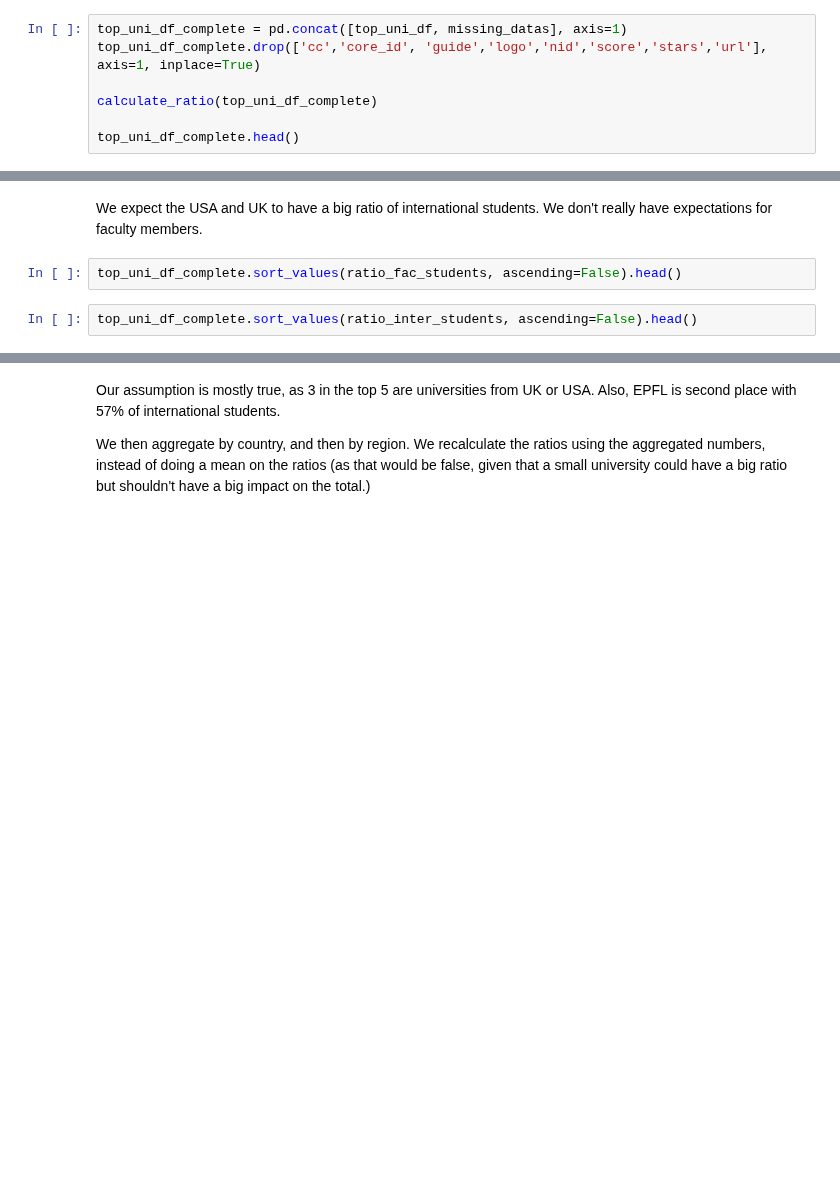
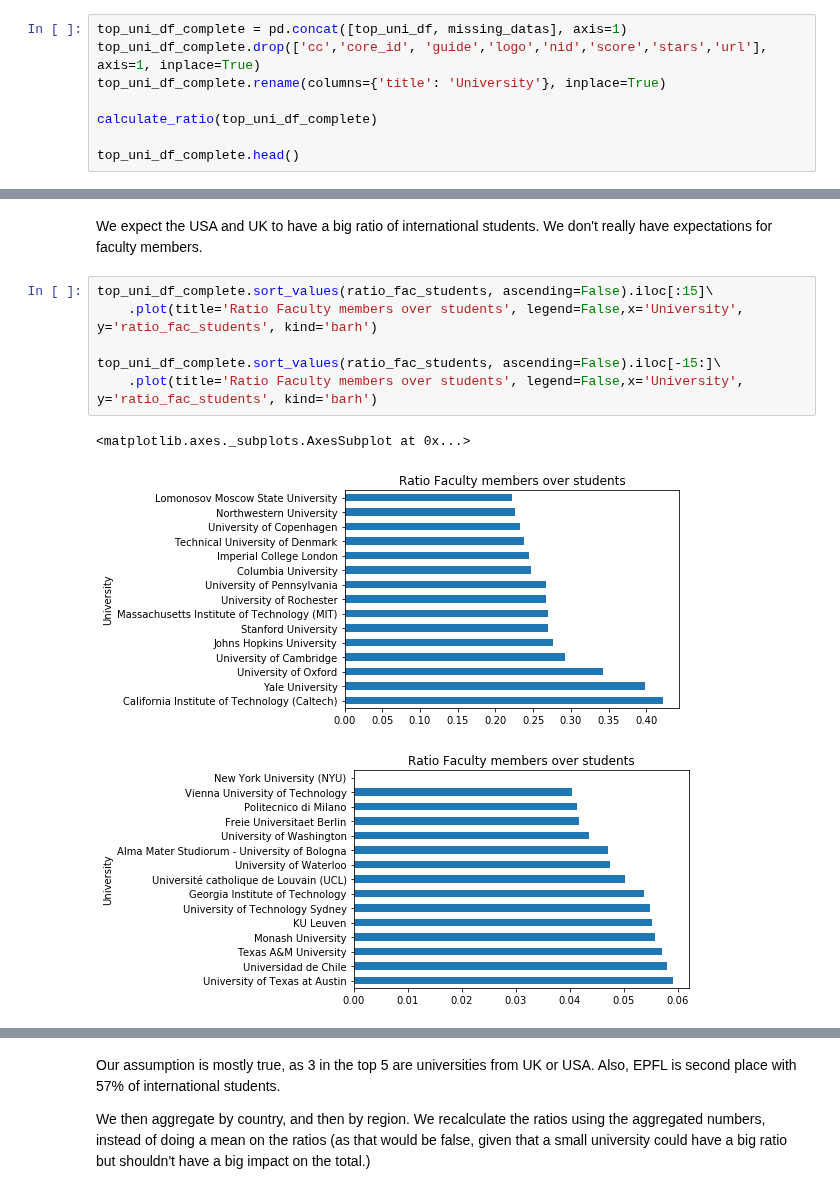
Before and after one commit to AWehenkel/ADA-2017, a Jupyter notebook: 02 - Data from the Web/Lab02.ipynb, the cells around one changed output, grey strips where cells are left out. Cells and saved outputs as stored; diff of their text form; blank space fills up the shorter version.

Commit message:
ajout de bar plot

```diff
--- a/02 - Data from the Web/Lab02.ipynb
+++ b/02 - Data from the Web/Lab02.ipynb
@@ -103,6 +104,7 @@ def calculate_ratio(df):
 # %%
 top_uni_df_complete = pd.concat([top_uni_df, missing_datas], axis=1)
 top_uni_df_complete.drop(['cc','core_id', 'guide','logo','nid','score','stars','url'], axis=1, inplace=True)
+top_uni_df_complete.rename(columns={'title': 'University'}, inplace=True)
 
 calculate_ratio(top_uni_df_complete)
 
@@ -110,6 +119,12 @@ top_uni_df_complete.head()
 # %% [markdown]
 We expect the USA and UK to have a big ratio of international students. We don't really have expectations for faculty members.
-# %%
-top_uni_df_complete.sort_values(ratio_fac_students, ascending=False).head()
-# %%
-top_uni_df_complete.sort_values(ratio_inter_students, ascending=False).head()
+# %%
+top_uni_df_complete.sort_values(ratio_fac_students, ascending=False).iloc[:15]\
+    .plot(title='Ratio Faculty members over students', legend=False,x='University', y='ratio_fac_students', kind='barh')
+
+top_uni_df_complete.sort_values(ratio_fac_students, ascending=False).iloc[-15:]\
+    .plot(title='Ratio Faculty members over students', legend=False,x='University', y='ratio_fac_students', kind='barh')
+# %% [output]
+<matplotlib.axes._subplots.AxesSubplot at 0x...>
+[figure, added]
+[figure, added]
```
Also changed, not shown: parts of 10 cells of this notebook.
